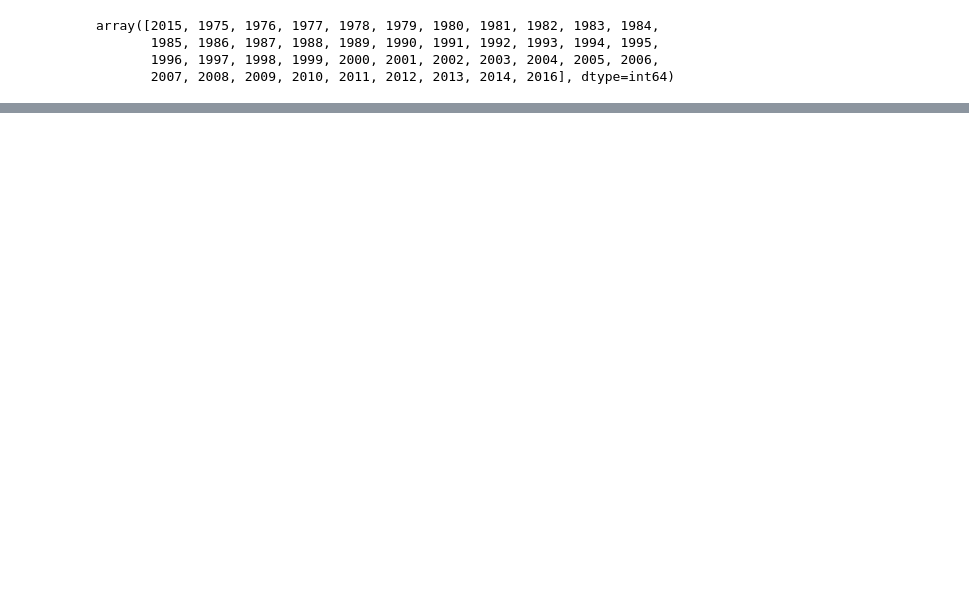
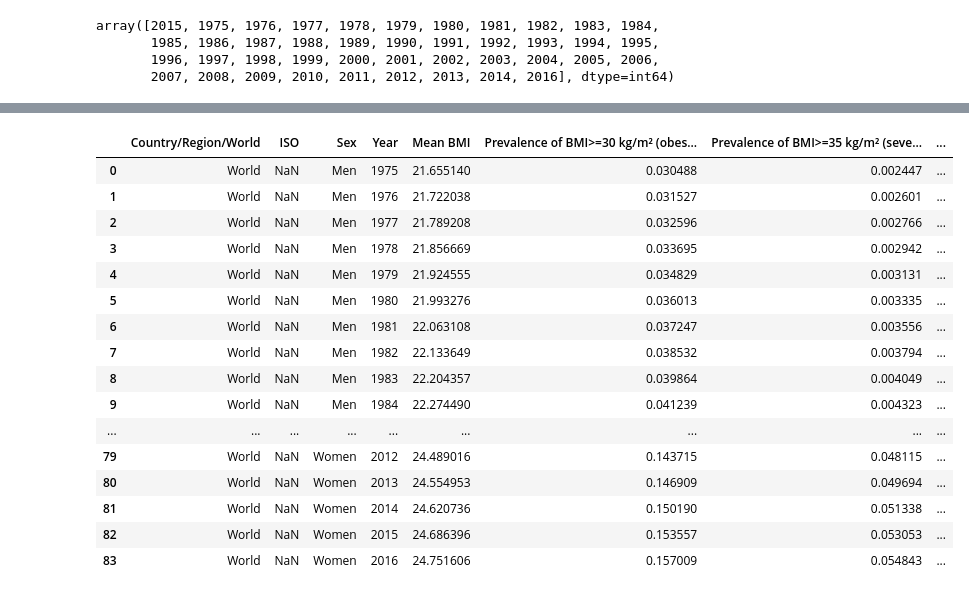
Before and after one commit to sgoolsby88/da7_capstone, a Jupyter notebook: notebooks/EDA_BMI.ipynb, the cells around one changed output, grey strips where cells are left out. Drawn from its saved outputs; the diff is of its cells as text; code cells hidden in the pictures; blank space fills up the shorter version.

```diff
--- a/notebooks/EDA_BMI.ipynb
+++ b/notebooks/EDA_BMI.ipynb
@@ -145,3 +261,24 @@ global_bmi
 | 81 | World | NaN | Women | 2014 | 24.620736 | 24.466254 | 24.775179 | ... |
 | 82 | World | NaN | Women | 2015 | 24.686396 | 24.509798 | 24.864322 | ... |
 | 83 | World | NaN | Women | 2016 | 24.751606 | 24.551370 | 24.954765 | ... |
+# %%
+global_bmi.drop(global_bmi.columns[[5,6,8,9,11,12,14,15,16,17,18,19,20,21,22,23,24,25,26,27,28,29,30,32,33]],axis=1, inplace=True)
+global_bmi
+# %% [output]
+|  | Country/Region/World | ISO | Sex | Year | Mean BMI | Prevalence of BMI>=30 kg/m² (obes... | Prevalence of BMI>=35 kg/m² (seve... | ... |
+| 0 | World | NaN | Men | 1975 | 21.655140 | 0.030488 | 0.002447 | ... |
+| 1 | World | NaN | Men | 1976 | 21.722038 | 0.031527 | 0.002601 | ... |
+| 2 | World | NaN | Men | 1977 | 21.789208 | 0.032596 | 0.002766 | ... |
+| 3 | World | NaN | Men | 1978 | 21.856669 | 0.033695 | 0.002942 | ... |
+| 4 | World | NaN | Men | 1979 | 21.924555 | 0.034829 | 0.003131 | ... |
+| 5 | World | NaN | Men | 1980 | 21.993276 | 0.036013 | 0.003335 | ... |
+| 6 | World | NaN | Men | 1981 | 22.063108 | 0.037247 | 0.003556 | ... |
+| 7 | World | NaN | Men | 1982 | 22.133649 | 0.038532 | 0.003794 | ... |
+| 8 | World | NaN | Men | 1983 | 22.204357 | 0.039864 | 0.004049 | ... |
+| 9 | World | NaN | Men | 1984 | 22.274490 | 0.041239 | 0.004323 | ... |
+| ... | ... | ... | ... | ... | ... | ... | ... | ... |
+| 79 | World | NaN | Women | 2012 | 24.489016 | 0.143715 | 0.048115 | ... |
+| 80 | World | NaN | Women | 2013 | 24.554953 | 0.146909 | 0.049694 | ... |
+| 81 | World | NaN | Women | 2014 | 24.620736 | 0.150190 | 0.051338 | ... |
+| 82 | World | NaN | Women | 2015 | 24.686396 | 0.153557 | 0.053053 | ... |
+| 83 | World | NaN | Women | 2016 | 24.751606 | 0.157009 | 0.054843 | ... |
```
Also changed, not shown: parts of 30 cells of this notebook, 1 other file.
